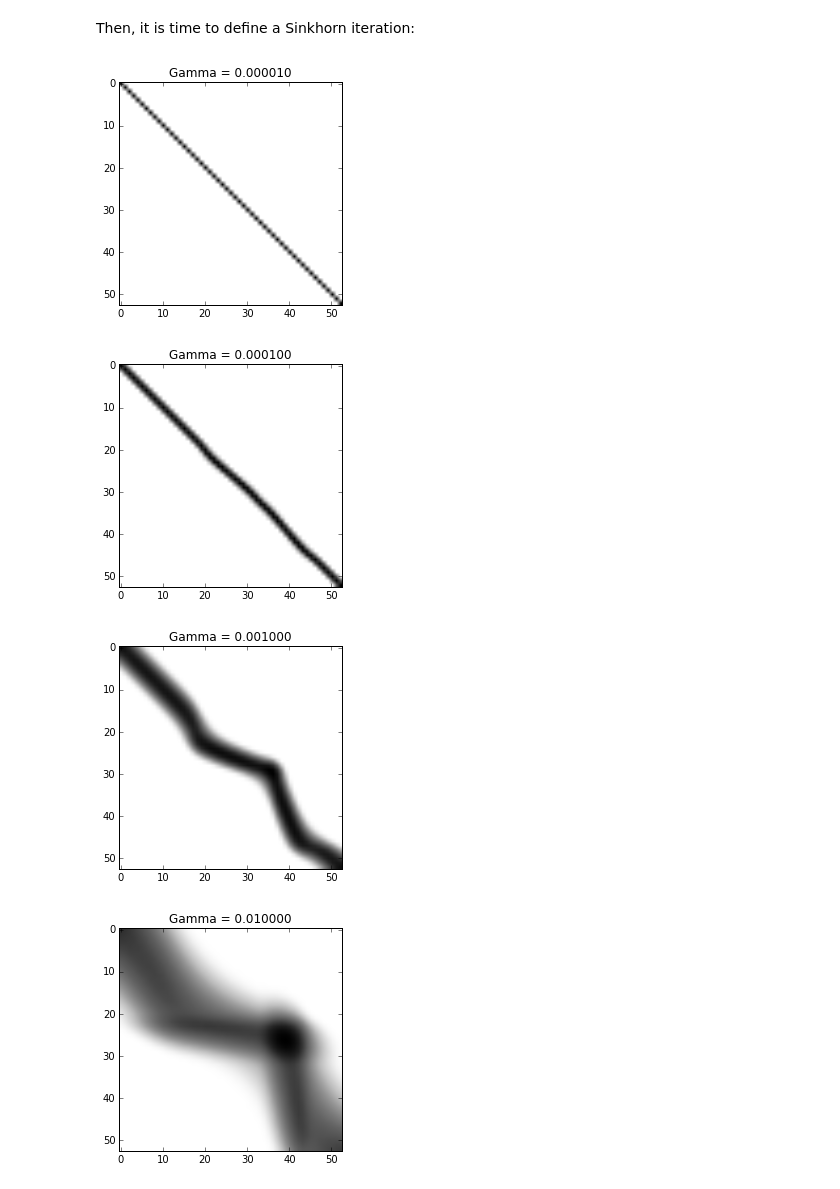
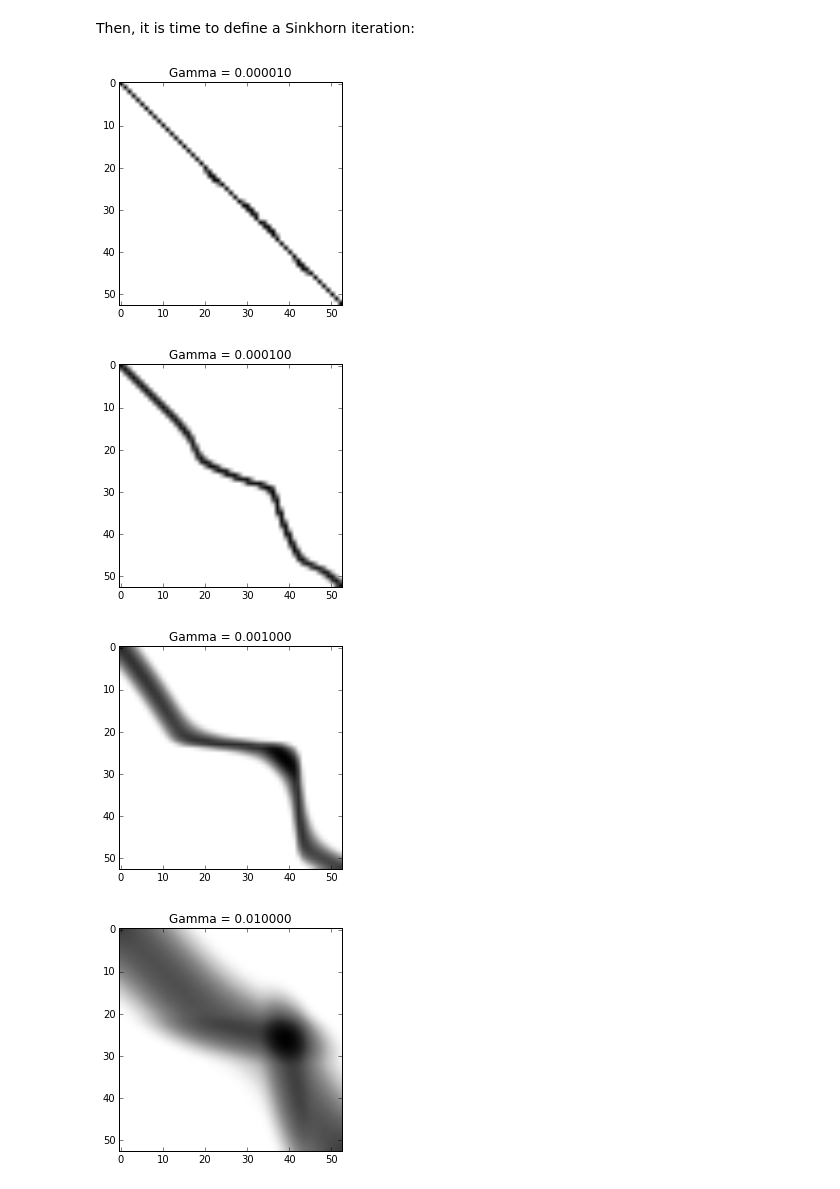
Before and after one commit to afcarl/Homework-1, a Jupyter notebook: pynb/regularized_ot.ipynb, the cells around one changed output. Drawn from its saved outputs; the diff is of its cells as text; code cells hidden in the pictures.

```diff
--- a/pynb/regularized_ot.ipynb
+++ b/pynb/regularized_ot.ipynb
@@ -46,18 +46,18 @@ def one_iter(a, b, p, q, xi):
 # %%
 for gamma in [.00001, .0001, .001, .01, .1, 1.]:
     a = numpy.ones((n, 1))
     b = numpy.ones((n, 1))
     pylab.figure()
     xi = numpy.exp(-m ** 2 / gamma)
-    for _ in range(10):
+    for _ in range(100):
         a, b = one_iter(a, b, h1, h2, xi)
     pi = numpy.dot(numpy.dot(numpy.diagflat(a), xi), numpy.diagflat(b))
     _ = pylab.imshow(numpy.log(pi + 1e-6), cmap=pylab.cm.Greys)
     _ = pylab.title("Gamma = %f" % gamma)
 # %% [output]
-[figure, old version]
+[figure, new version]
-[figure, old version]
+[figure, new version]
-[figure, old version]
+[figure, new version]
-[figure, old version]
+[figure, new version]
 [figure]
 [figure]
```
Also changed, not shown: parts of 3 cells of this notebook.
